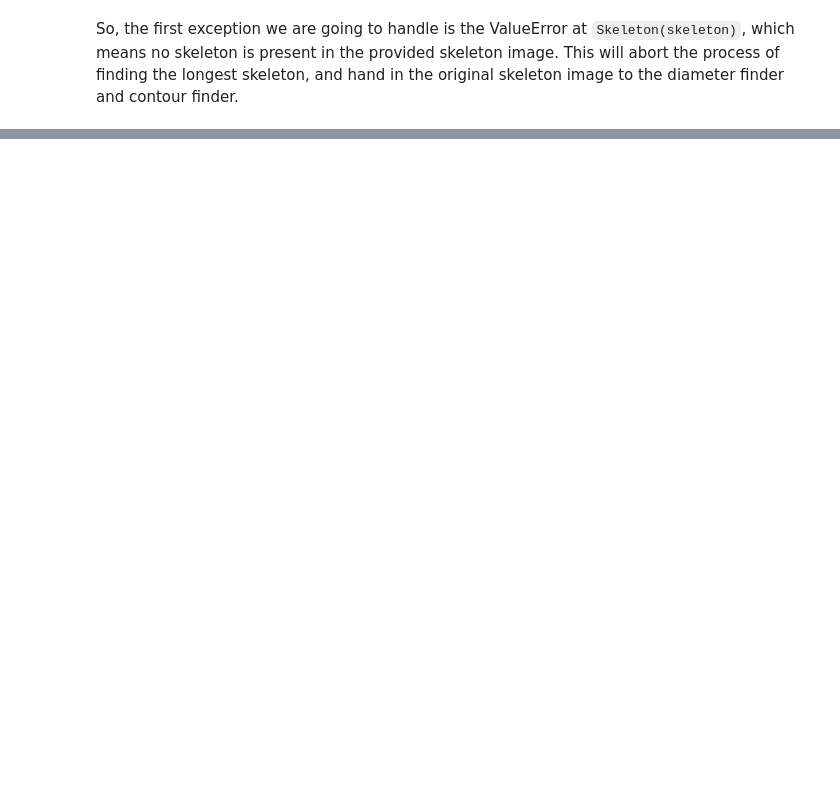
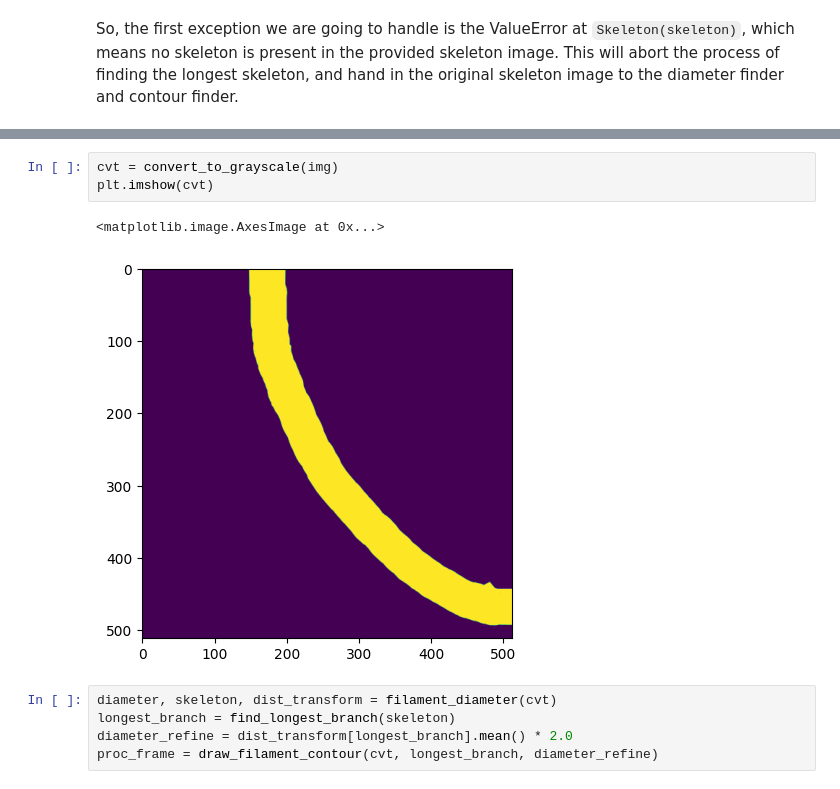
Before and after one commit to ZLoverty/HEPiC, a Jupyter notebook: notebooks/filament_detection.ipynb, the cells around one changed output, grey strips where cells are left out. Saved outputs shown, nothing was run; the diff lists cells and outputs as text; blank space fills up the shorter version.

```diff
--- a/notebooks/filament_detection.ipynb
+++ b/notebooks/filament_detection.ipynb
@@ -322,0 +385,11 @@ So, the first exception we are going to handle is the ValueError at `Skeleton(sk
+# %%
+cvt = convert_to_grayscale(img)
+plt.imshow(cvt)
+# %% [output]
+<matplotlib.image.AxesImage at 0x...>
+[figure, added]
+# %%
+diameter, skeleton, dist_transform = filament_diameter(cvt)
+longest_branch = find_longest_branch(skeleton)
+diameter_refine = dist_transform[longest_branch].mean() * 2.0
+proc_frame = draw_filament_contour(cvt, longest_branch, diameter_refine)
```
Also changed, not shown: parts of 6 cells of this notebook.
